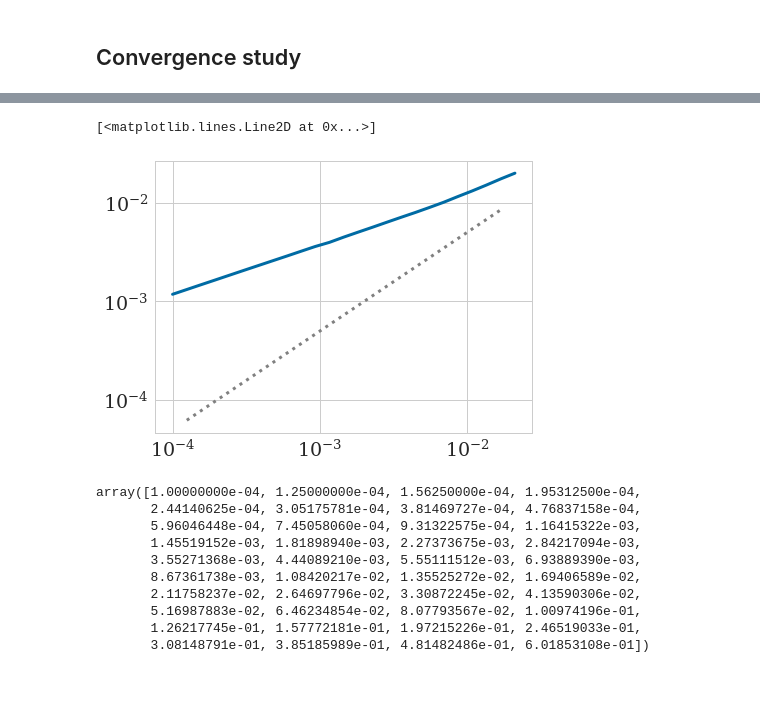
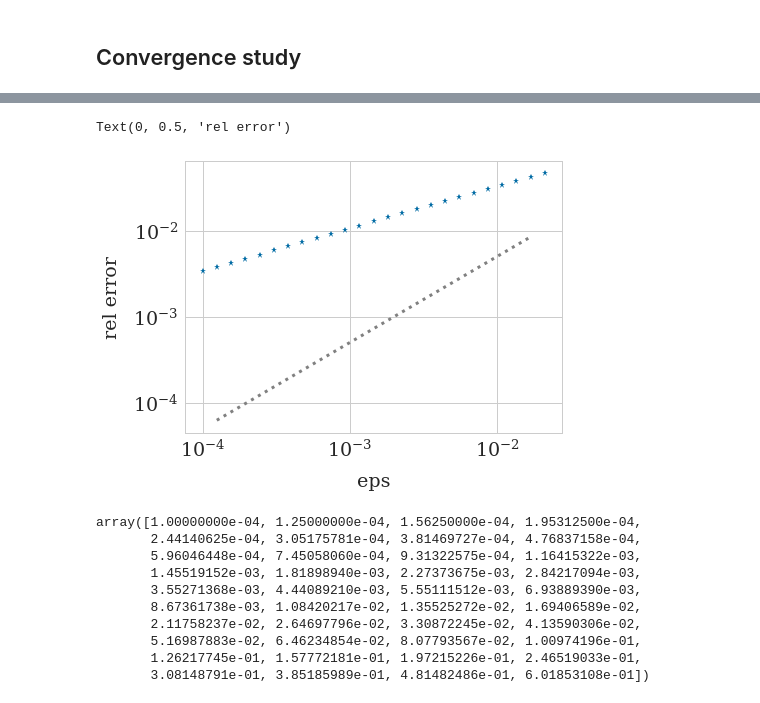
Before and after one commit to somathias/cbmos, a Jupyter notebook: exp-draft_global_adaptivity_2cells.ipynb, the cells around one changed output, grey strips where cells are left out. Saved outputs shown, nothing was run; the diff lists cells and outputs as text; code cells hidden in the pictures.

```diff
--- a/exp-draft_global_adaptivity_2cells.ipynb
+++ b/exp-draft_global_adaptivity_2cells.ipynb
@@ -32,7 +32,8 @@ plt.rcParams.update(params)
 s = 1.0    # rest length
 tf = 7.5  # final time
 rA = 1.5   # maximum interaction distance
-dim = 2
+#dim = 2
+dim = 1
 seed=67
 
 dt = 0.05
@@ -73,7 +74,7 @@ def gls_prime(r, mu, s):
 # %% [markdown]
 # Adaptive time-stepping for two cells after proliferation
 # %%
-cell_list = [cl.Cell(0, [0, 0], proliferating=False), cl.Cell(1, [0.3, 0], proliferating=False)]
+cell_list = [cl.Cell(0, [0], proliferating=False), cl.Cell(1, [0.3], proliferating=False)]
 # %%
 # g'(s) for different force laws
 gp_cubic = params_cubic['mu']*(s-rA)**2
@@ -220,6 +223,7 @@ ref_traj = np.array(
         ) # (N_ref, n_cells, dim)
 # %%
 eps_values = np.array([0.0001*1.25**n for n in range(0, 25)])
+plt.figure()
 
 sol = []
 for eps in eps_values:
@@ -229,7 +233,7 @@ for eps in eps_values:
         cell_list,
         [0,tf],
         params[force],
-        {'eps': eps},
+        {'eps': eps, 'jacobian': models_ef[force].jacobian, 'force_args': params[force]},
         raw_t=True,
     )
 
@@ -237,10 +241,13 @@ for eps in eps_values:
         [cell.position for cell in cell_list]
         for cell_list in history
     ]) # (N, n_cells, dim)
+
+
+
     interp = sci.interp1d(
         t_data_sol, traj,
         axis=0,
-        bounds_error=False,
+        bounds_error=False, kind='cubic',
         fill_value=tuple(traj[[0, -1], :, :])
     )(t_data_ref[:])
     error = (
@@ -252,4 +259,6 @@ for eps in eps_values:
             axis=0)
     ).mean(axis=0)
 
+    plt.plot(t_data_ref, (interp[:, 1, 0] - interp[:, 0,0])  - (ref_traj[:, 1, 0]-ref_traj[:,0,0]))
+
     sol.append(error)
@@ -256,9 +267,9 @@ for eps in eps_values:
 # %%
-plt.loglog(eps_values, sol)
+plt.loglog(eps_values, sol, '*')
 plt.loglog(eps_values[1:-1], eps_values[1:-1]*0.5, ':',
            label='$f(\Delta t)= \Delta t$', color='grey')
-plt.x_label('eps')
-plt.y_label()
+plt.xlabel('eps')
+plt.ylabel('rel error')
 # %% [output]
-[<matplotlib.lines.Line2D at 0x...>]
+Text(0, 0.5, 'rel error')
-[figure, old version]
+[figure, new version]
```
Also changed, not shown: parts of 4 cells of this notebook, 1 other file.
